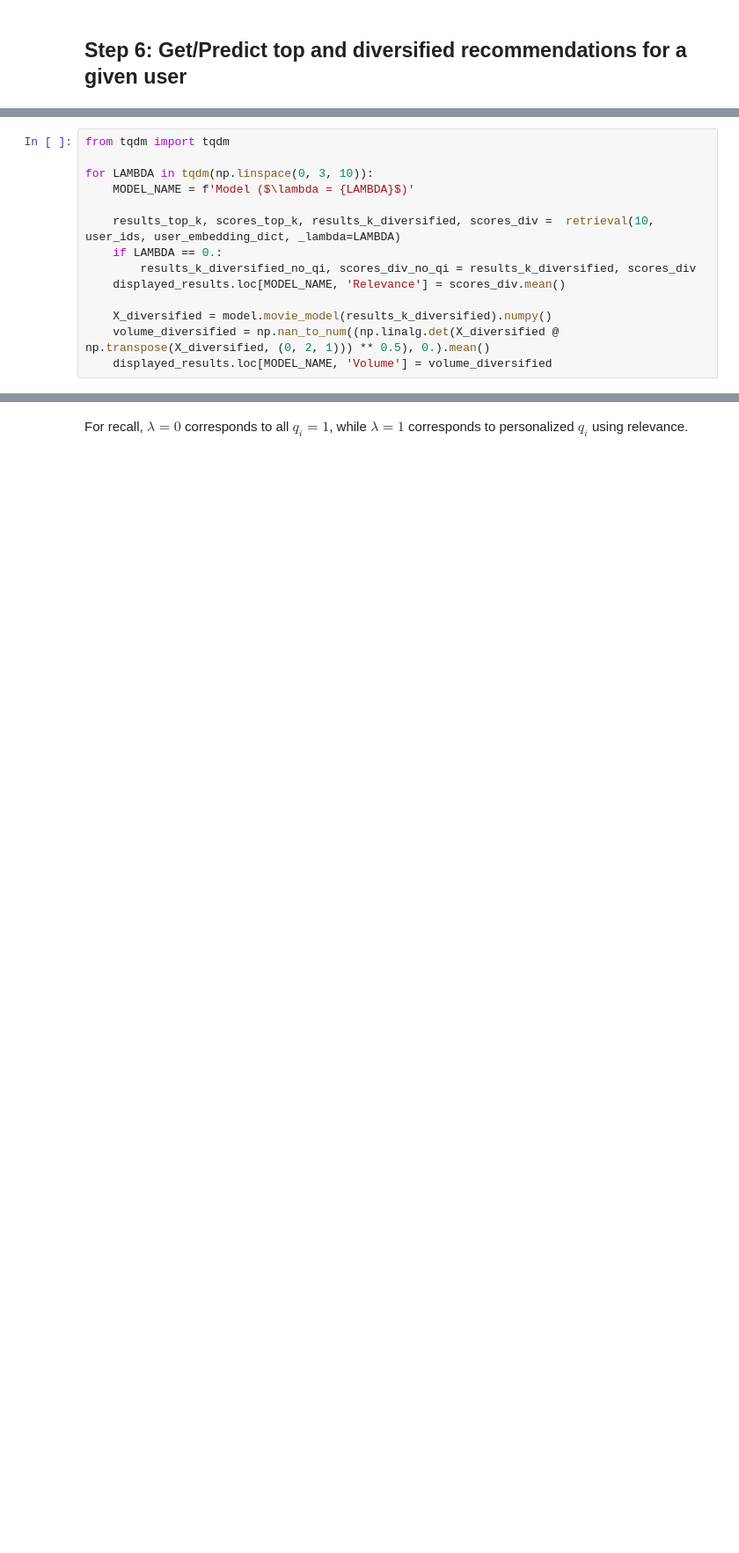
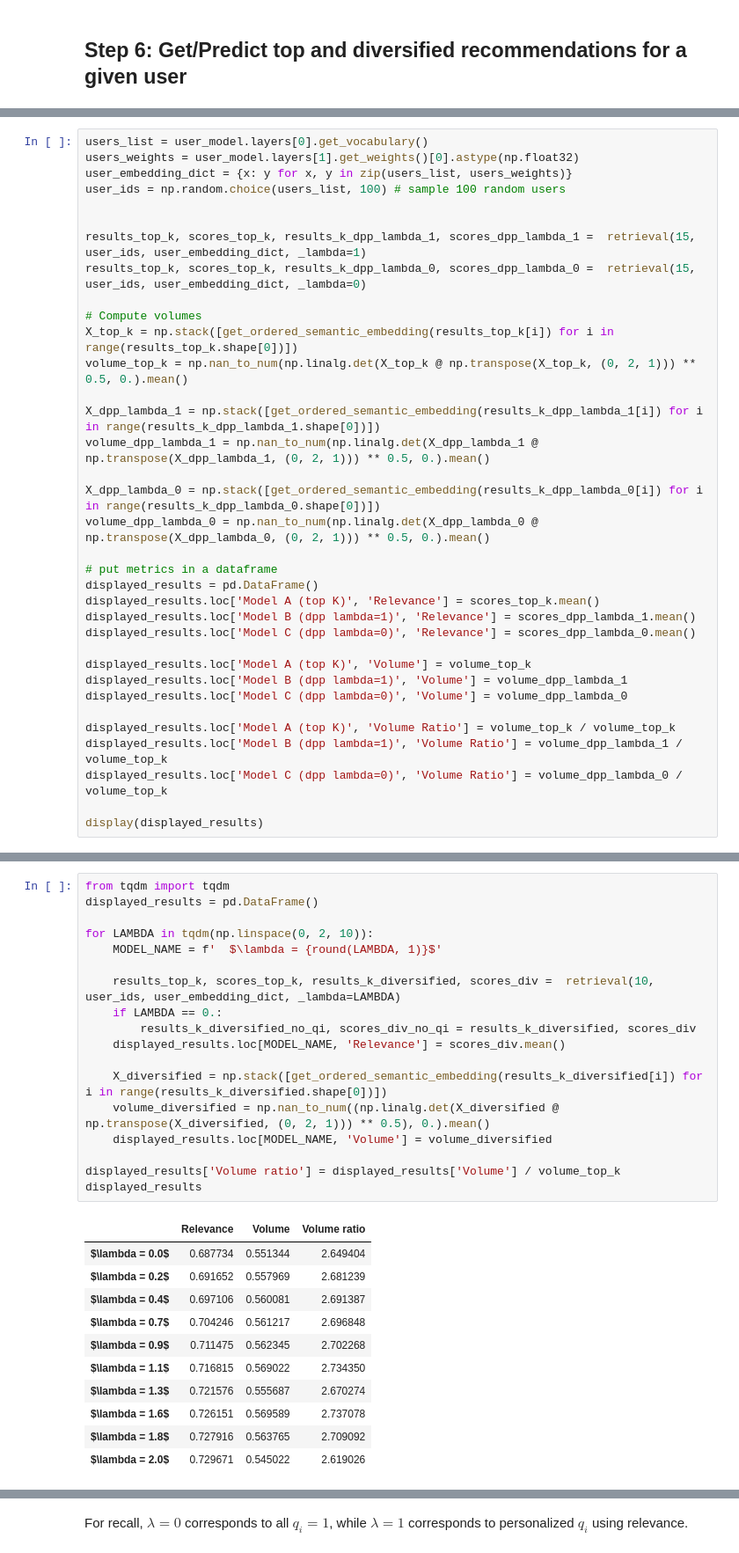
Before and after one commit to pass-culture/dpp-paper-demo, a Jupyter notebook: main.ipynb, the cells around one changed output, grey strips where cells are left out. Shown at 88% size. Saved outputs shown, nothing was run; the diff lists cells and outputs as text; blank space fills up the shorter version.

```diff
--- a/main.ipynb
+++ b/main.ipynb
@@ -418,0 +397,35 @@ displayed_results.loc['Model A (top $K$)', 'Volume'] = volume_top_k
+# %%
+users_list = user_model.layers[0].get_vocabulary()
+users_weights = user_model.layers[1].get_weights()[0].astype(np.float32)
+user_embedding_dict = {x: y for x, y in zip(users_list, users_weights)}
+user_ids = np.random.choice(users_list, 100) # sample 100 random users
+
+
+results_top_k, scores_top_k, results_k_dpp_lambda_1, scores_dpp_lambda_1 =  retrieval(15, user_ids, user_embedding_dict, _lambda=1)
+results_top_k, scores_top_k, results_k_dpp_lambda_0, scores_dpp_lambda_0 =  retrieval(15, user_ids, user_embedding_dict, _lambda=0)
+
+# Compute volumes
+X_top_k = np.stack([get_ordered_semantic_embedding(results_top_k[i]) for i in range(results_top_k.shape[0])])
+volume_top_k = np.nan_to_num(np.linalg.det(X_top_k @ np.transpose(X_top_k, (0, 2, 1))) ** 0.5, 0.).mean()
+
+X_dpp_lambda_1 = np.stack([get_ordered_semantic_embedding(results_k_dpp_lambda_1[i]) for i in range(results_k_dpp_lambda_1.shape[0])])
+volume_dpp_lambda_1 = np.nan_to_num(np.linalg.det(X_dpp_lambda_1 @ np.transpose(X_dpp_lambda_1, (0, 2, 1))) ** 0.5, 0.).mean()
+
+X_dpp_lambda_0 = np.stack([get_ordered_semantic_embedding(results_k_dpp_lambda_0[i]) for i in range(results_k_dpp_lambda_0.shape[0])])
+volume_dpp_lambda_0 = np.nan_to_num(np.linalg.det(X_dpp_lambda_0 @ np.transpose(X_dpp_lambda_0, (0, 2, 1))) ** 0.5, 0.).mean()
+
+# put metrics in a dataframe
+displayed_results = pd.DataFrame()
+displayed_results.loc['Model A (top K)', 'Relevance'] = scores_top_k.mean()
+displayed_results.loc['Model B (dpp lambda=1)', 'Relevance'] = scores_dpp_lambda_1.mean()
+displayed_results.loc['Model C (dpp lambda=0)', 'Relevance'] = scores_dpp_lambda_0.mean()
+
+displayed_results.loc['Model A (top K)', 'Volume'] = volume_top_k
+displayed_results.loc['Model B (dpp lambda=1)', 'Volume'] = volume_dpp_lambda_1
+displayed_results.loc['Model C (dpp lambda=0)', 'Volume'] = volume_dpp_lambda_0
+
+displayed_results.loc['Model A (top K)', 'Volume Ratio'] = volume_top_k / volume_top_k
+displayed_results.loc['Model B (dpp lambda=1)', 'Volume Ratio'] = volume_dpp_lambda_1 / volume_top_k
+displayed_results.loc['Model C (dpp lambda=0)', 'Volume Ratio'] = volume_dpp_lambda_0 / volume_top_k
+
+display(displayed_results)
@@ -419,14 +443,30 @@ displayed_results.loc['Model A (top $K$)', 'Volume'] = volume_top_k
 # %%
 from tqdm import tqdm
+displayed_results = pd.DataFrame()
 
-for LAMBDA in tqdm(np.linspace(0, 3, 10)):
-    MODEL_NAME = f'Model ($\lambda = {LAMBDA}$)'
+for LAMBDA in tqdm(np.linspace(0, 2, 10)):
+    MODEL_NAME = f'  $\lambda = {round(LAMBDA, 1)}$'
 
     results_top_k, scores_top_k, results_k_diversified, scores_div =  retrieval(10, user_ids, user_embedding_dict, _lambda=LAMBDA)
     if LAMBDA == 0.:
         results_k_diversified_no_qi, scores_div_no_qi = results_k_diversified, scores_div
     displayed_results.loc[MODEL_NAME, 'Relevance'] = scores_div.mean()
 
-    X_diversified = model.movie_model(results_k_diversified).numpy()
+    X_diversified = np.stack([get_ordered_semantic_embedding(results_k_diversified[i]) for i in range(results_k_diversified.shape[0])])
     volume_diversified = np.nan_to_num((np.linalg.det(X_diversified @ np.transpose(X_diversified, (0, 2, 1))) ** 0.5), 0.).mean()
     displayed_results.loc[MODEL_NAME, 'Volume'] = volume_diversified
+
+displayed_results['Volume ratio'] = displayed_results['Volume'] / volume_top_k
+displayed_results
+# %% [output]
+|  | Relevance | Volume | Volume ratio |
+| $\lambda = 0.0$ | 0.687734 | 0.551344 | 2.649404 |
+| $\lambda = 0.2$ | 0.691652 | 0.557969 | 2.681239 |
+| $\lambda = 0.4$ | 0.697106 | 0.560081 | 2.691387 |
+| $\lambda = 0.7$ | 0.704246 | 0.561217 | 2.696848 |
+| $\lambda = 0.9$ | 0.711475 | 0.562345 | 2.702268 |
+| $\lambda = 1.1$ | 0.716815 | 0.569022 | 2.734350 |
+| $\lambda = 1.3$ | 0.721576 | 0.555687 | 2.670274 |
+| $\lambda = 1.6$ | 0.726151 | 0.569589 | 2.737078 |
+| $\lambda = 1.8$ | 0.727916 | 0.563765 | 2.709092 |
+| $\lambda = 2.0$ | 0.729671 | 0.545022 | 2.619026 |
```
Also changed, not shown: parts of 35 cells of this notebook, 1 other file.
